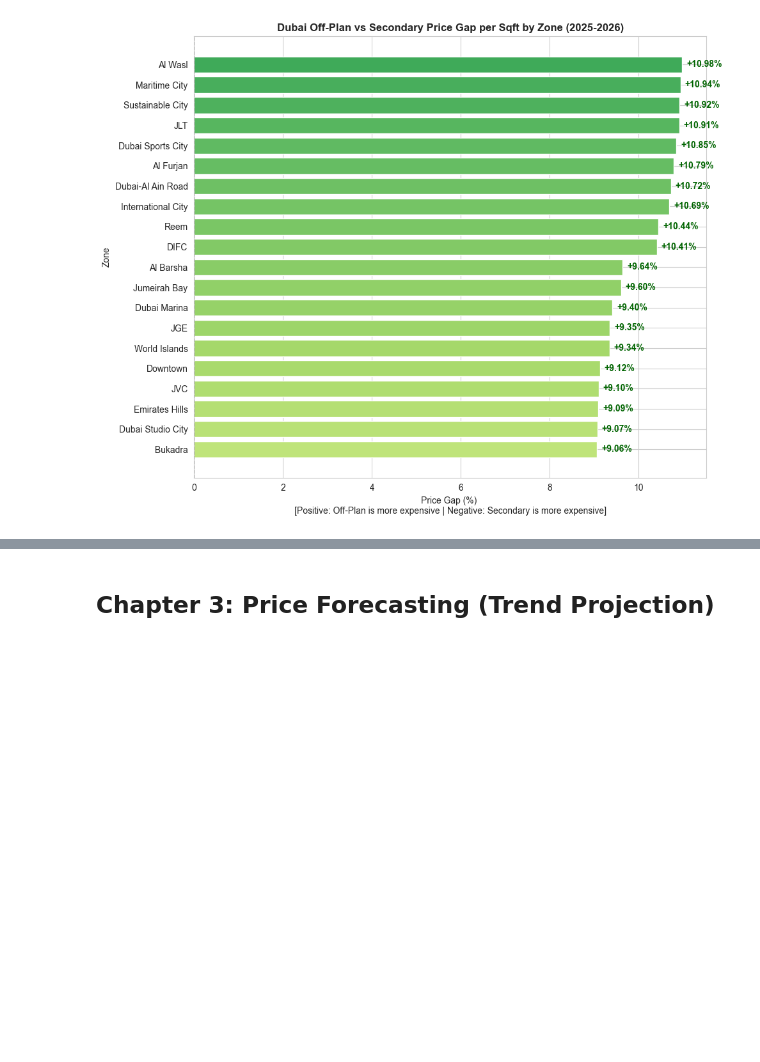
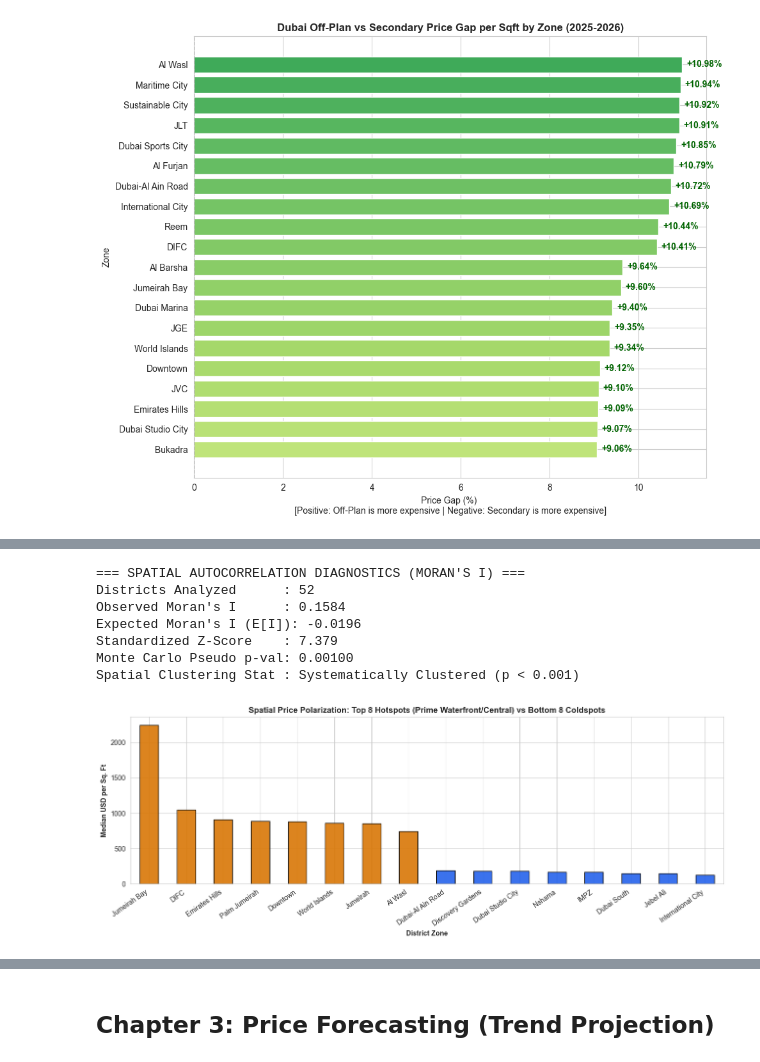
Before and after one commit to fathirrizkifadillah/Dubai-Real-Estate-2020---2026-, a Jupyter notebook: main.ipynb, the cells around one changed output, grey strips where cells are left out. Cells and saved outputs as stored; diff of their text form; code cells hidden in the pictures; blank space fills up the shorter version.

Commit message:
feat(eda): implement stage 1 feature engineering, spatial moran's i, and hedonic econometrics

```diff
--- a/main.ipynb
+++ b/main.ipynb
@@ -1151,0 +1168,45 @@ plt.show()
+# %%
+import os
+import analytics_core as core
+import matplotlib.pyplot as plt
+import numpy as np
+import pandas as pd
+
+# Compute Global Moran's I on secondary market spatial distributions
+moran_results = core.compute_spatial_moran_i(secondary, value_col='price_per_sqft_usd', group_col='zone', n_permutations=999)
+
+print('=== SPATIAL AUTOCORRELATION DIAGNOSTICS (MORAN\'S I) ===')
+print(f"Districts Analyzed      : {moran_results['n_zones']}")
+print(f"Observed Moran's I      : {moran_results['moran_i']:.4f}")
+print(f"Expected Moran's I (E[I]): {moran_results['expected_i']:.4f}")
+print(f"Standardized Z-Score    : {moran_results['z_score']:.3f}")
+print(f"Monte Carlo Pseudo p-val: {moran_results['pseudo_p_val']:.5f}")
+print(f"Spatial Clustering Stat : {'Systematically Clustered (p < 0.001)' if moran_results['is_spatially_clustered'] else 'Random Dispersion'}")
+
+# Visualization of Top 8 High-Price Hotspots vs Bottom 8 Coldspots
+zone_rates = secondary.groupby('zone')['price_per_sqft_usd'].median().sort_values(ascending=False)
+top_hotspots = zone_rates.head(8)
+bottom_coldspots = zone_rates.tail(8)
+combined_clusters = pd.concat([top_hotspots, bottom_coldspots])
+colors = ['#d97706' if z in top_hotspots.index else '#2563eb' for z in combined_clusters.index]
+
+fig, ax = plt.subplots(figsize=(13, 5))
+combined_clusters.plot(kind='bar', ax=ax, color=colors, edgecolor='black', alpha=0.9)
+ax.set_title("Spatial Price Polarization: Top 8 Hotspots (Prime Waterfront/Central) vs Bottom 8 Coldspots", fontsize=12, fontweight='bold')
+ax.set_ylabel("Median USD per Sq. Ft", fontweight='bold')
+ax.set_xlabel("District Zone", fontweight='bold')
+plt.xticks(rotation=35, ha='right')
+plt.tight_layout()
+
+filepath = os.path.join('plots', 'spatial_moran_hotspots.png')
+plt.savefig(filepath, dpi=300, bbox_inches='tight', facecolor='white')
+plt.show()
+# %% [output]
+=== SPATIAL AUTOCORRELATION DIAGNOSTICS (MORAN'S I) ===
+Districts Analyzed      : 52
+Observed Moran's I      : 0.1584
+Expected Moran's I (E[I]): -0.0196
+Standardized Z-Score    : 7.379
+Monte Carlo Pseudo p-val: 0.00100
+Spatial Clustering Stat : Systematically Clustered (p < 0.001)
+[figure, added]
```
Also changed, not shown: parts of 10 cells of this notebook, 10 other files.
